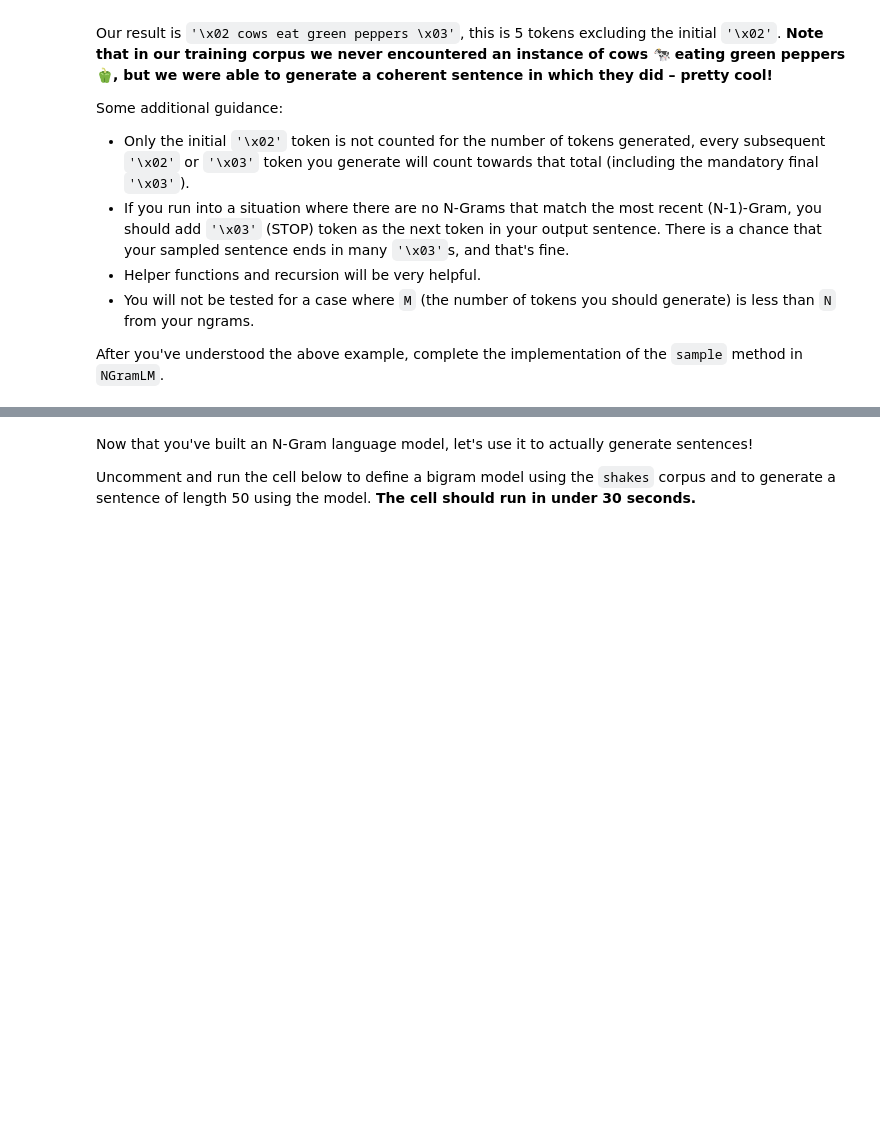
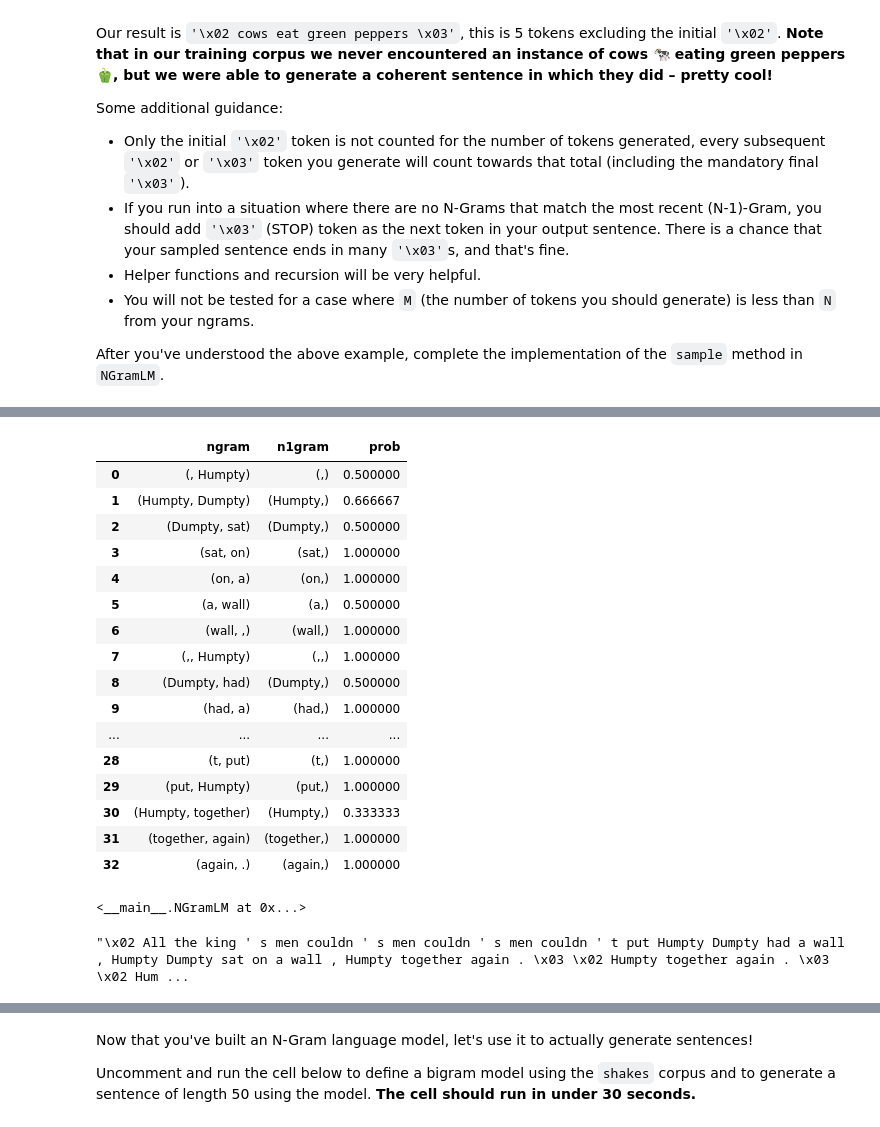
Before and after one commit to lmarabeh/dsc259r-2026-wi, a Jupyter notebook: projects/proj03/project.ipynb, the cells around one changed output, grey strips where cells are left out. Cells and saved outputs as stored; diff of their text form; code cells hidden in the pictures; blank space fills up the shorter version.

```diff
--- a/projects/proj03/project.ipynb
+++ b/projects/proj03/project.ipynb
@@ -975,3 +1055,42 @@ Some additional guidance:
 - You will not be tested for a case where `M` (the number of tokens you should generate) is less than `N` from your ngrams.
 
 After you've understood the above example, complete the implementation of the `sample` method in `NGramLM`.
+# %%
+def sample(self, M):
+        """
+        Generates a random sentence of length M.
+        """
+        sentence = ['\x02']
+
+        for i in range(M):
+            if i == M - 1:
+                sentence.append('\x03')
+                continue
+
+            next_token = self._get_next_token(sentence)
+            sentence.append(next_token)
+
+        # FIX: Explicitly return the joined string
+        return " ".join(sentence)
+
+def _get_next_token(self, current_sentence):
+    """Helper for sampling"""
+    req_context_len = self.N - 1
+
+    if len(current_sentence) < req_context_len:
+        return self.prev_mdl._get_next_token(current_sentence)
+
+    if req_context_len == 0:
+        context = ()
+    else:
+        context = tuple(current_sentence[-req_context_len:])
+
+    candidates = self.mdl[self.mdl['n1gram'] == context]
+
+    if candidates.empty:
+        return '\x03'
+
+    possible_words = candidates['ngram'].apply(lambda x: x[-1])
+    probabilities = candidates['prob']
+
+    return np.random.choice(possible_words, p=probabilities)
@@ -992,2 +1277,30 @@ out_5d1 = ngram.sample(500)
+# %%
+out_5b1
+# %% [output]
+|  | ngram | n1gram | prob |
+| 0 | (, Humpty) | (,) | 0.500000 |
+| 1 | (Humpty, Dumpty) | (Humpty,) | 0.666667 |
+| 2 | (Dumpty, sat) | (Dumpty,) | 0.500000 |
+| 3 | (sat, on) | (sat,) | 1.000000 |
+| 4 | (on, a) | (on,) | 1.000000 |
+| 5 | (a, wall) | (a,) | 0.500000 |
+| 6 | (wall, ,) | (wall,) | 1.000000 |
+| 7 | (,, Humpty) | (,,) | 1.000000 |
+| 8 | (Dumpty, had) | (Dumpty,) | 0.500000 |
+| 9 | (had, a) | (had,) | 1.000000 |
+| ... | ... | ... | ... |
+| 28 | (t, put) | (t,) | 1.000000 |
+| 29 | (put, Humpty) | (put,) | 1.000000 |
+| 30 | (Humpty, together) | (Humpty,) | 0.333333 |
+| 31 | (together, again) | (together,) | 1.000000 |
+| 32 | (again, .) | (again,) | 1.000000 |
+# %%
+out_5c1
+# %% [output]
+<__main__.NGramLM at 0x...>
+# %%
+out_5d1
+# %% [output]
+"\x02 All the king ' s men couldn ' s men couldn ' s men couldn ' t put Humpty Dumpty had a wall , Humpty Dumpty sat on a wall , Humpty together again . \x03 \x02 Humpty together again . \x03 \x02 Hum ...
 # %%
 grader.check("q5")
```
Also changed, not shown: parts of 14 cells of this notebook, 2 other files.
